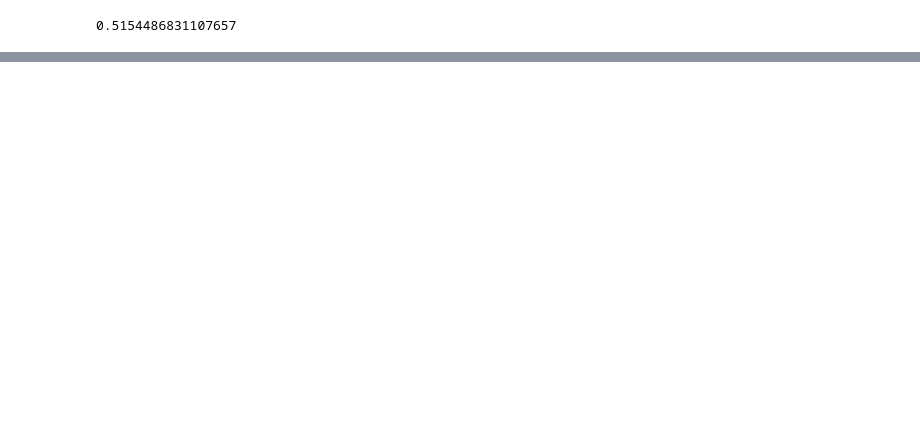
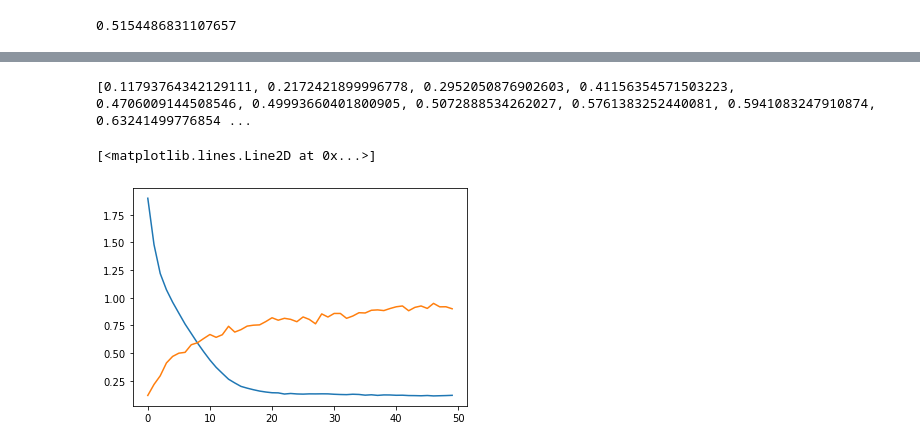
Before and after one commit to ystsai7981/DeepLearning, a Jupyter notebook: lab4/lab4_seq2seq.ipynb, the cells around one changed output, grey strips where cells are left out. Cells and saved outputs as stored; diff of their text form; code cells hidden in the pictures; blank space fills up the shorter version.

Commit message:
v1.3
Add EOS in the end of the target, make sure the decoder has the
ability to generate EOS by itself.
Complete evaluation function.

```diff
--- a/lab4/lab4_seq2seq.ipynb
+++ b/lab4/lab4_seq2seq.ipynb
@@ -85,6 +86,7 @@ for pair in line:
     label_idx = []
     for character in pair["target"]:
         label_idx.append(char2index[character])
+    label_idx.append(char2index["EOS"])
     label_idx = torch.tensor(label_idx)
     for word in pair["input"]:
         word_idx = []
@@ -260,11 +307,38 @@ def trainIters(data_list, label_list, encoder, decoder, n_iters,
+# %%
+def Evaluate_bleu(test_data, test_label, encoder, decoder):
+    with torch.no_grad():
+        total_bleu = 0.
+        for i in range(len(test_data)):
+            init_hid = encoder.initHidden()
+            out, hid = encoder(test_data[i].to(device), init_hid)
+            dec_hid = hid
+            dec_in = torch.tensor([SOS_token], device=device)
+            generated_word = []
+            while True:
+                dec_out, dec_hid = decoder(dec_in, dec_hid)
+                generated_word.append(index2char[dec_out.argmax(dim=2).item()])
+                dec_in = dec_out.argmax(dim=2).view(1,)
+                if dec_in.item() == EOS_token:
+                    break
+
+            target_word = []
+            for j in range(len(test_label[i])):
+                target_word.append(index2char[test_label[i][j].item()])
+
+            total_bleu += compute_bleu(generated_word, target_word)
+        return total_bleu / len(test_data)
 # %%
 encoder1 = EncoderRNN(vocab_size, embedding_size, hidden_size).to(device)
 decoder1 = DecoderRNN(embedding_size, hidden_size, vocab_size).to(device)
 # %%
 plot_history = []
+bleu_history = []
 # %%
-for i in range(3):
+for i in range(50):
     print(f"Epochs: {i}")
     trainIters(data_list, label_list, encoder1, decoder1, len(data_list), plot_history=plot_history)
+    bleu_score = Evaluate_bleu(test_data_list, test_label_list, encoder1, decoder1)
+    print(f"Bleu score: {bleu_score}")
+    bleu_history.append(bleu_score)
 # %% [output]
 Epochs: 0
@@ -352,0 +396,11 @@ for pair in line:
+# %%
+print(bleu_history)
+# %% [output]
+[0.11793764342129111, 0.2172421899996778, 0.2952050876902603, 0.41156354571503223, 0.4706009144508546, 0.49993660401800905, 0.5072888534262027, 0.5761383252440081, 0.5941083247910874, 0.63241499776854 ...
+# %%
+x = np.arange(50)
+plt.plot(x, plot_history)
+plt.plot(x, bleu_history)
+# %% [output]
+[<matplotlib.lines.Line2D at 0x...>]
+[figure, added]
```
Also changed, not shown: parts of 12 cells of this notebook.
